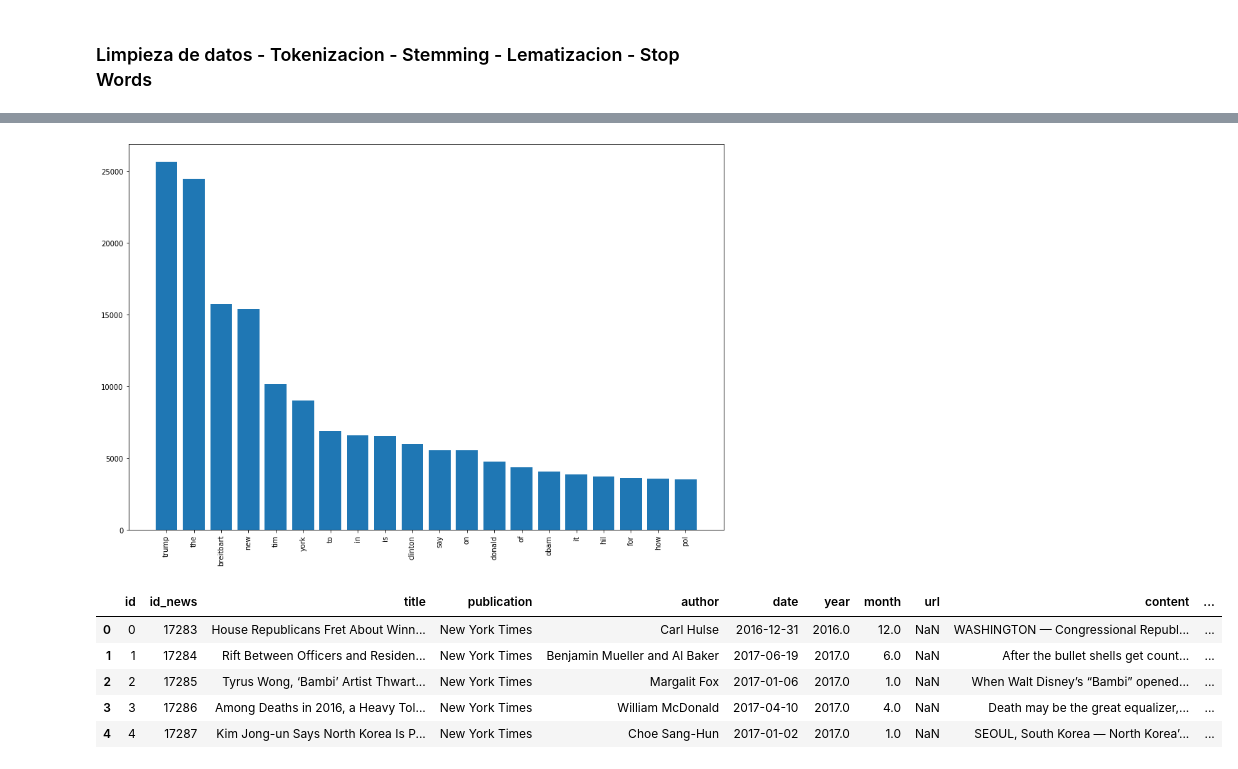
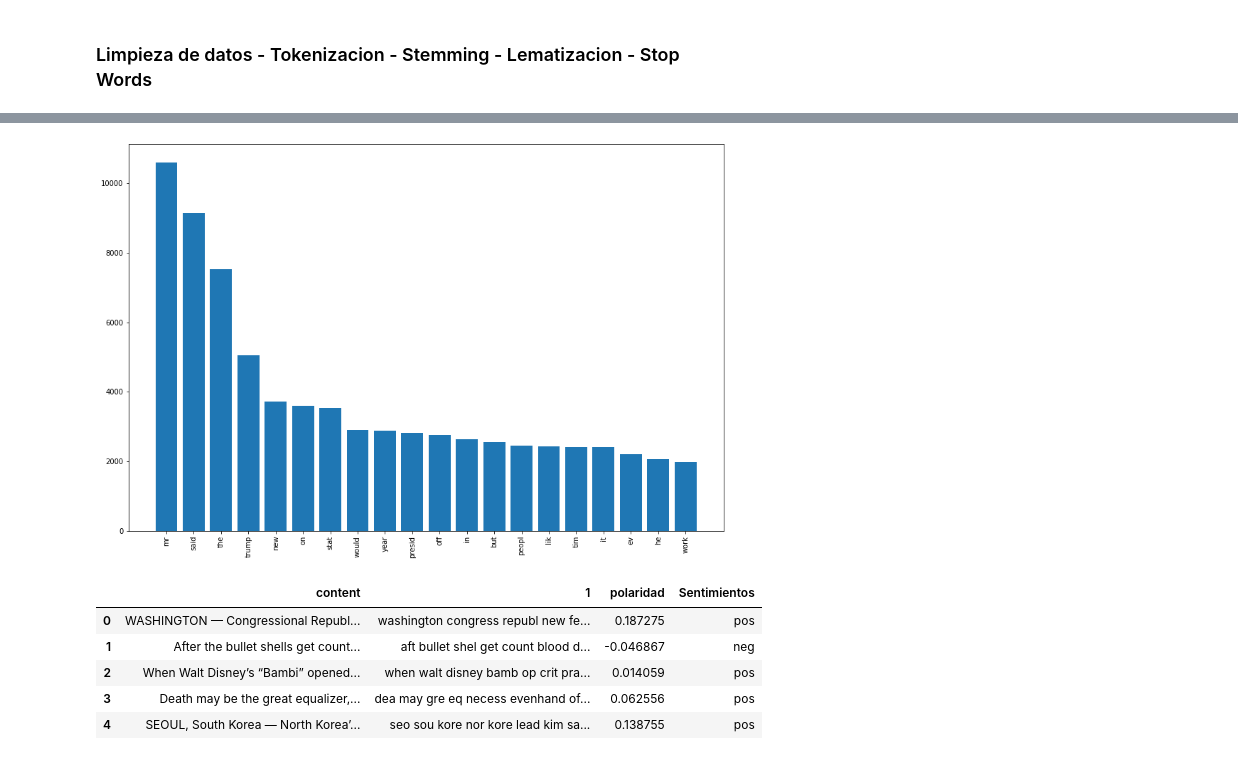
Before and after one commit to franco18/st1800eafit-final, a Jupyter notebook: AnalisisDescriptivoJuli.ipynb, the cells around one changed output, grey strips where cells are left out. Cells and saved outputs as stored; diff of their text form; code cells hidden in the pictures.

```diff
--- a/AnalisisDescriptivoJuli.ipynb
+++ b/AnalisisDescriptivoJuli.ipynb
@@ -86,7 +86,7 @@ content        142570 non-null object
 dtypes: float64(2), int64(2), object(6)
 memory usage: 10.9+ MB
 # %%
-newdf= df[df.columns[2]]
+newdf= df.iloc[0:1000,9]
 df2 = pd.DataFrame(newdf)
 df2.head()
 # %% [output]
@@ -163,7 +163,7 @@ lancaster = LancasterStemmer()
 
 textclean=[]
 contador = 0
-for document in df2['title']:
+for document in df2['content']:
     line_clean = ""
     tokens = nltk.word_tokenize(str(document))
     tokens = [re.sub(r'[^A-Za-z0-9]+','',w) for w in tokens]
@@ -237,7 +240,7 @@ plt.bar(df3['Word'][:20],df3['TF'][:20])
 plt.xticks(rotation=90)
 plt.show()
 # %% [output]
-[figure, old version]
+[figure, new version]
 # %%
 from textblob import TextBlob
 # %%
@@ -247,16 +250,16 @@ def sentiment_func(lyrics):
     except:
         return None
 # %%
-df['polaridad'] = df2[df2.columns[1]].apply(sentiment_func)
+df2['polaridad'] = df2[df2.columns[1]].apply(sentiment_func)
 # %%
-df['Sentimientos'] = np.where(df['polaridad']>0,'pos','neg')
-df.head()
+df2['Sentimientos'] = np.where(df2['polaridad']>0,'pos','neg')
+df2.head()
 # %% [output]
-|  | id | id_news | title | publication | author | date | year | month | url | content | ... |
-| 0 | 0 | 17283 | House Republicans Fret About Winn... | New York Times | Carl Hulse | 2016-12-31 | 2016.0 | 12.0 | NaN | WASHINGTON — Congressional Republ... | ... |
-| 1 | 1 | 17284 | Rift Between Officers and Residen... | New York Times | Benjamin Mueller and Al Baker | 2017-06-19 | 2017.0 | 6.0 | NaN | After the bullet shells get count... | ... |
-| 2 | 2 | 17285 | Tyrus Wong, ‘Bambi’ Artist Thwart... | New York Times | Margalit Fox | 2017-01-06 | 2017.0 | 1.0 | NaN | When Walt Disney’s “Bambi” opened... | ... |
-| 3 | 3 | 17286 | Among Deaths in 2016, a Heavy Tol... | New York Times | William McDonald | 2017-04-10 | 2017.0 | 4.0 | NaN | Death may be the great equalizer,... | ... |
-| 4 | 4 | 17287 | Kim Jong-un Says North Korea Is P... | New York Times | Choe Sang-Hun | 2017-01-02 | 2017.0 | 1.0 | NaN | SEOUL, South Korea — North Korea’... | ... |
+|  | content | 1 | polaridad | Sentimientos |
+| 0 | WASHINGTON — Congressional Republ... | washington congress republ new fe... | 0.187275 | pos |
+| 1 | After the bullet shells get count... | aft bullet shel get count blood d... | -0.046867 | neg |
+| 2 | When Walt Disney’s “Bambi” opened... | when walt disney bamb op crit pra... | 0.014059 | pos |
+| 3 | Death may be the great equalizer,... | dea may gre eq necess evenhand of... | 0.062556 | pos |
+| 4 | SEOUL, South Korea — North Korea’... | seo sou kore nor kore lead kim sa... | 0.138755 | pos |
 # %%
 import numpy as np
```
Also changed, not shown: parts of 17 cells of this notebook, 2 other files.
